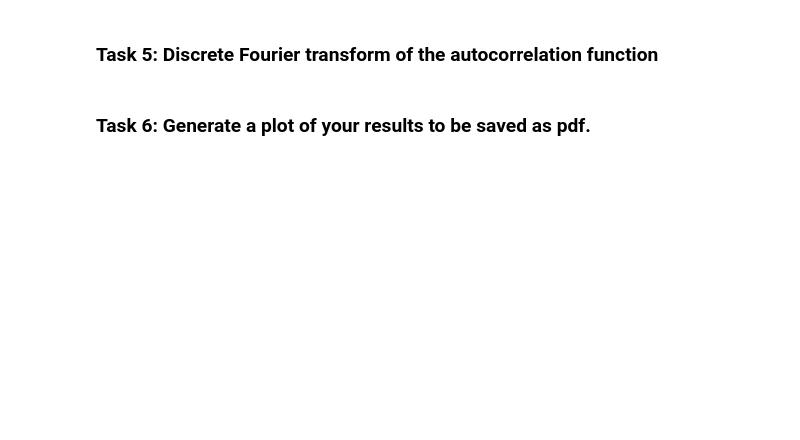
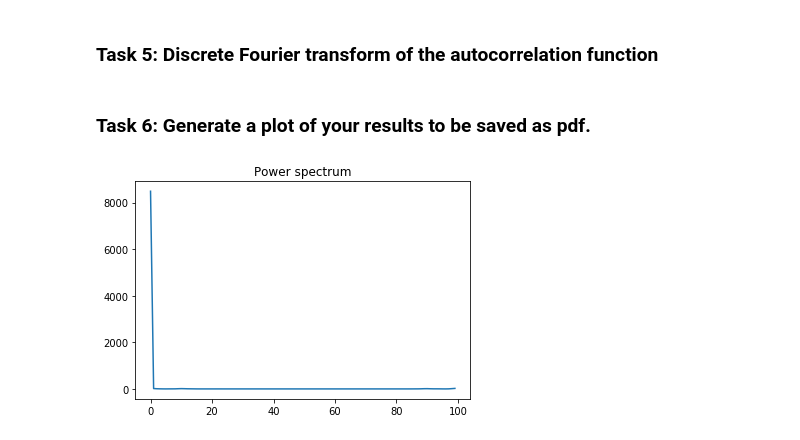
Before and after one commit to bellerophons-pegasus/ssciwr_sdc_team14, a Jupyter notebook: src/notebook_unit1.ipynb, the cells around one changed output. Cells and saved outputs as stored; diff of their text form; code cells hidden in the pictures; blank space fills up the shorter version.

```diff
--- a/src/notebook_unit1.ipynb
+++ b/src/notebook_unit1.ipynb
@@ -254,7 +221,14 @@ Since we are in a numerical representation, the integral can be replaced with a
 # %%
 # discrete Fourier-transform the autocorrelation function - now we need all frequency components,
 # also the negative ones
+
+fourier = np.fft.fft(auto_correlation)
 # %% [markdown]
 ### Task 6: Generate a plot of your results to be saved as pdf.
 # %%
 # plot the power spectrum (abs**2)
+plt.plot(abs(fourier)**2)
+plt.title('Power spectrum')
+plt.show()
+# %% [output]
+[figure, added]
```
Also changed, not shown: parts of 18 cells of this notebook.
